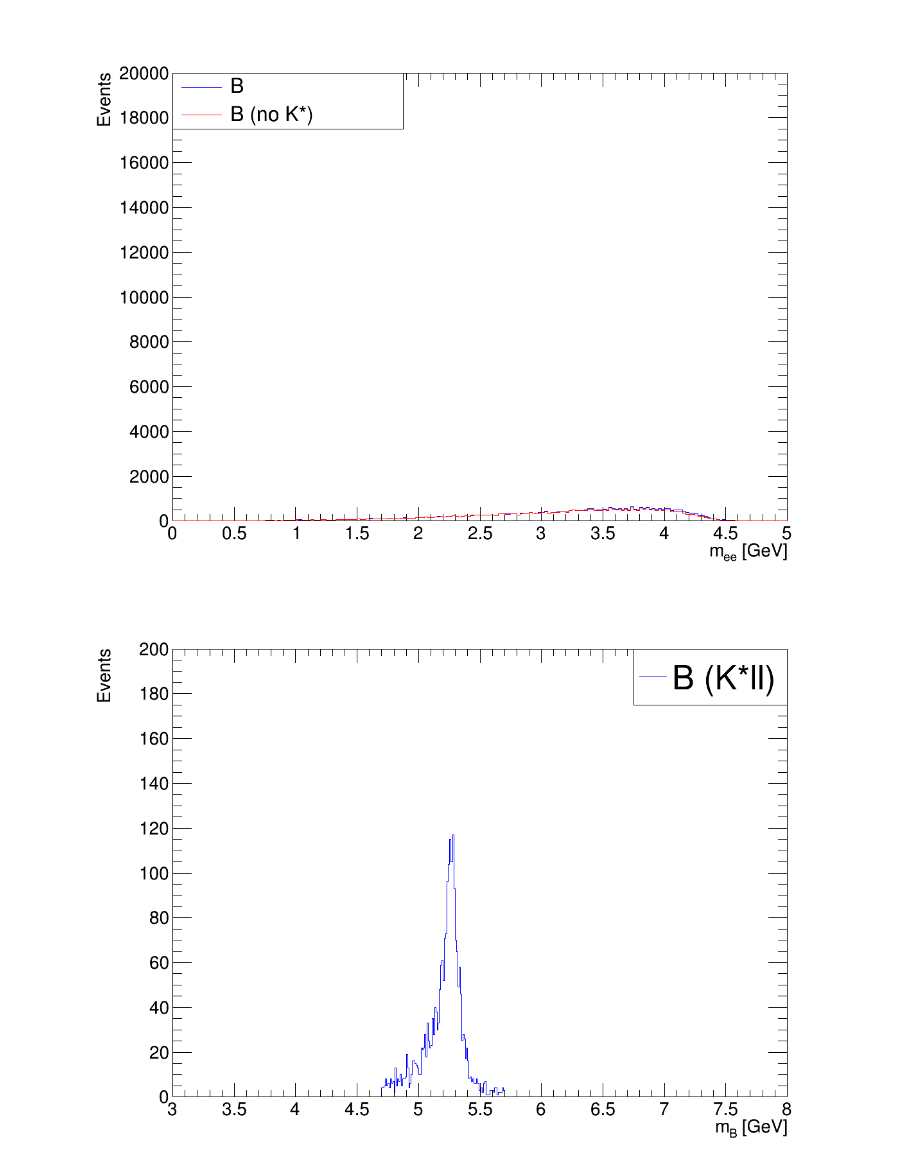
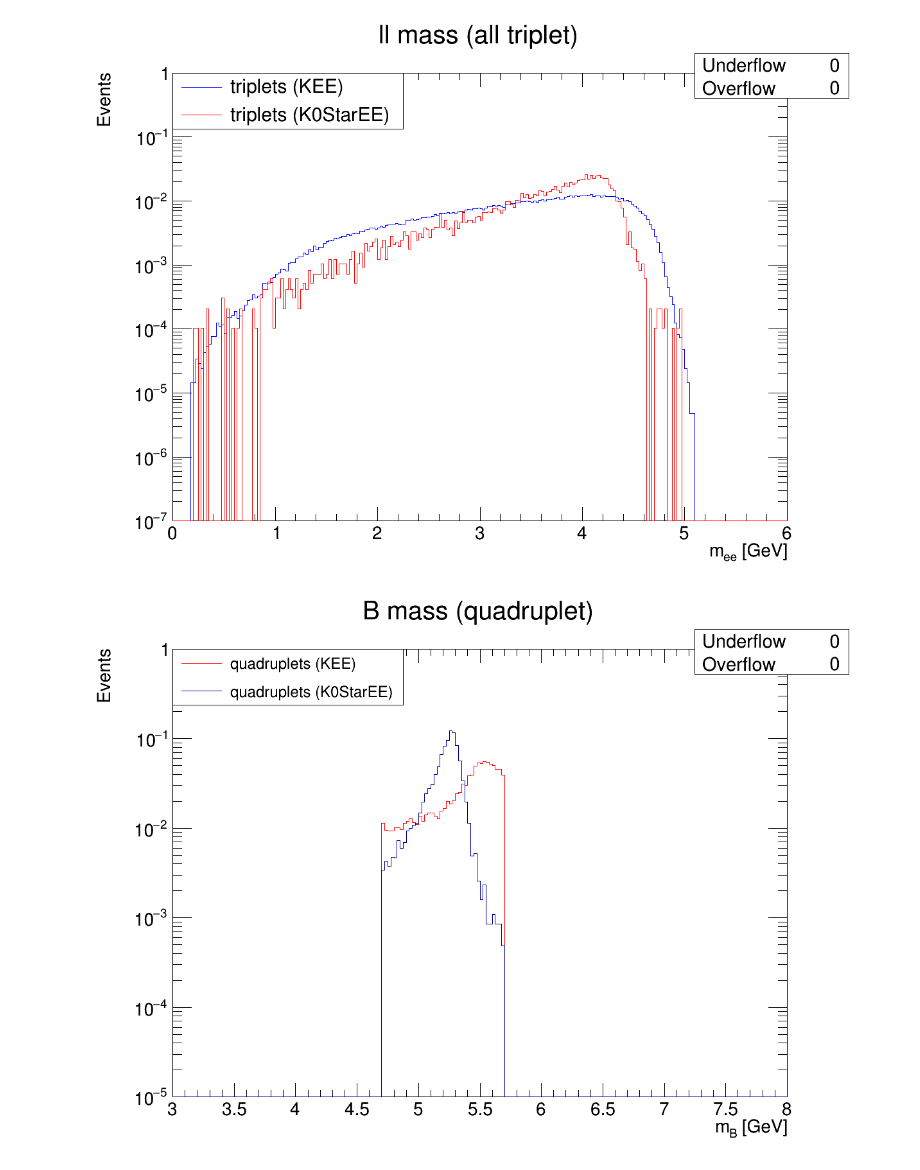
Before and after one commit to XL-Seb-Yan/RKAnalyzer, a Jupyter notebook: KStarllStudy/Analyzer/Untitled.ipynb, the cells around one changed output. Cells and saved outputs as stored; diff of their text form; code cells hidden in the pictures.

```diff
--- a/KStarllStudy/Analyzer/Untitled.ipynb
+++ b/KStarllStudy/Analyzer/Untitled.ipynb
@@ -16,14 +16,14 @@ from CMSStyle import CMS_lumi
 # %%
 file = TFile.Open(f"BParkingNANO_Run3_mc_124X.root")
 tree = file.Get("Events")
-# tree.Print()
-# canvas = TCanvas("canvas", "Title", 800, 600)
+tree.Print()
+canvas = TCanvas("canvas", "Title", 800, 600)
 
-# hist = TH1F("hist", "Kstar_charge", 500, -3, 3)
+hist = TH1F("hist", "Kstar_charge", 20, 0, 10)
 
-# tree.Draw("PV_x>>hist")
-# print(hist.GetEntries())
+tree.Draw("nSV>>hist")
+print(hist.GetEntries())
 
-# hist.Draw()
-# canvas.Draw()
+hist.Draw()
+canvas.Draw()
 # %% [output]
@@ -200,57 +227,51 @@ c0.Draw()
 # %%
 c0 = TCanvas("","",1200,900)
 c0.cd()
 
 leg = TLegend(0.1, 0.8, 0.4, 0.9)
 
-leg.AddEntry(hist1_2, "B", "l")
-leg.AddEntry(hist1_4, "B (no K*)", "l")
+leg.AddEntry(hist1_KEE_list[1], "triplets (KEE)", "l")
+leg.AddEntry(hist1_K0StarEE_list[1], "triplets (K0StarEE)", "l")
 
-hist1_2.SetLineColor(4)
-hist1_4.SetLineColor(2)
+hist1_KEE_list[1].SetLineColor(4)
+hist1_K0StarEE_list[1].SetLineColor(2)
 
-hist1_2.GetYaxis().SetTitle("Events")
-hist1_2.GetYaxis().SetTitleOffset(1.6)
-hist1_2.GetYaxis().SetRangeUser(0,20000)
+hist1_KEE_list[1].GetYaxis().SetTitle("Events")
+hist1_KEE_list[1].GetYaxis().SetTitleOffset(1.6)
+hist1_KEE_list[1].GetYaxis().SetRangeUser(0.0000001,1)
 # hist5.GetYaxis().SetRangeUser(0,6000)
 # hist5.GetXaxis().SetRangeUser(, 4.4)
-hist1_2.GetXaxis().SetTitle("m_{ee} [GeV]")
-hist1_2.SetTitle("")
+hist1_KEE_list[1].GetXaxis().SetTitle("m_{ee} [GeV]")
+hist1_KEE_list[1].SetTitle(hist1_KEE_list[1].GetTitle())
 
-hist1_2.Draw("SAME")
-hist1_4.Draw("SAME")
+hist1_KEE_list[1].Draw("HIST")
+hist1_K0StarEE_list[1].Draw("HIST SAME")
 
 leg.Draw()
 
-# c0.SetLogy()
+c0.SetLogy()
 c0.Draw()
 # %% [output]
-[figure, old version]
+[figure, new version]
 # %%
 c0 = TCanvas("","",1200,900)
 c0.cd()
-
-leg = TLegend(0.7, 0.8, 0.9, 0.9)
-
-leg.AddEntry(hist2_1, "B (K*ll)", "l")
-
-hist2_1.SetLineColor(4)
-
-hist2_1.GetYaxis().SetTitle("Events")
-hist2_1.GetYaxis().SetTitleOffset(1.6)
-hist2_1.GetYaxis().SetRangeUser(0,200)
-# hist2_1.GetXaxis().SetRangeUser(3.5,7)
-hist2_1.GetXaxis().SetTitle("m_{B} [GeV]")
-hist2_1.SetTitle("")
-
-hist2_1.Draw("")
-
+leg = TLegend(0.1, 0.8, 0.4, 0.9)
+leg.AddEntry(hist2_KEE_list[0], "quadruplets (KEE)", "l")
+leg.AddEntry(hist2_K0StarEE_list[0], "quadruplets (K0StarEE)", "l")
+hist2_KEE_list[0].GetYaxis().SetTitle("Events")
+hist2_KEE_list[0].GetYaxis().SetTitleOffset(1.6)
+hist2_KEE_list[0].GetYaxis().SetRangeUser(0.00001,1)
+hist2_KEE_list[0].GetXaxis().SetTitle("m_{B} [GeV]")
+hist2_KEE_list[0].SetTitle(hist2_KEE_list[0].GetTitle())
+hist2_KEE_list[0].SetLineColor(2)
+hist2_KEE_list[0].Draw("HIST")
+hist2_K0StarEE_list[0].Draw("HIST SAME")
 leg.Draw()
-
-# c0.SetLogy()
+c0.SetLogy()
 c0.Draw()
 # %% [output]
-[figure, old version]
+[figure, new version]
 # %%
 c0 = TCanvas("","",1200,900)
 c0.cd()
```
Also changed, not shown: parts of 8 cells of this notebook, 8 other files.
